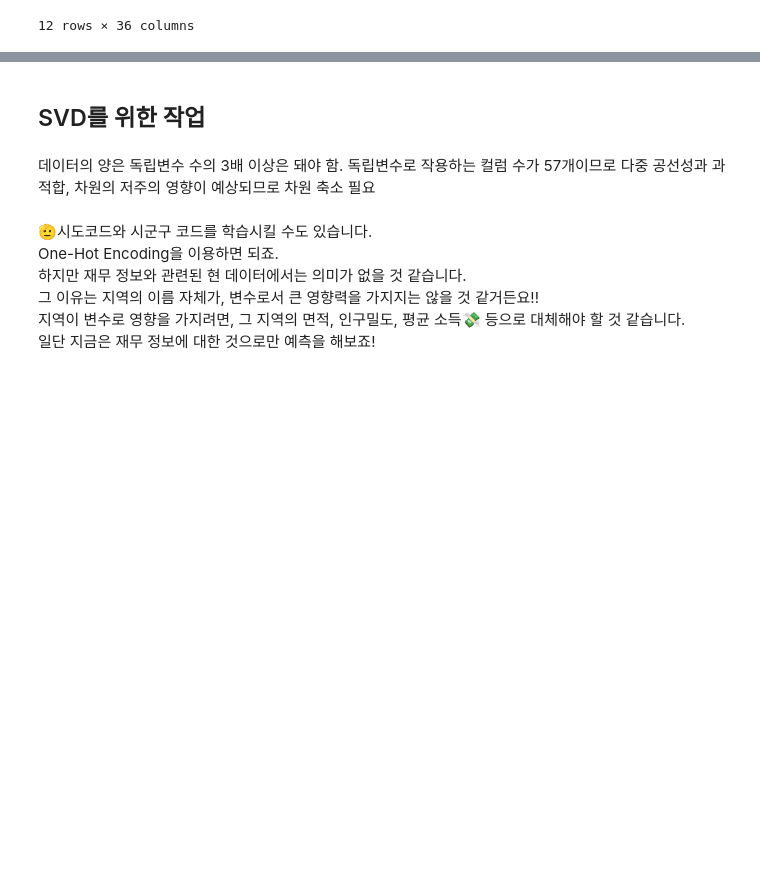
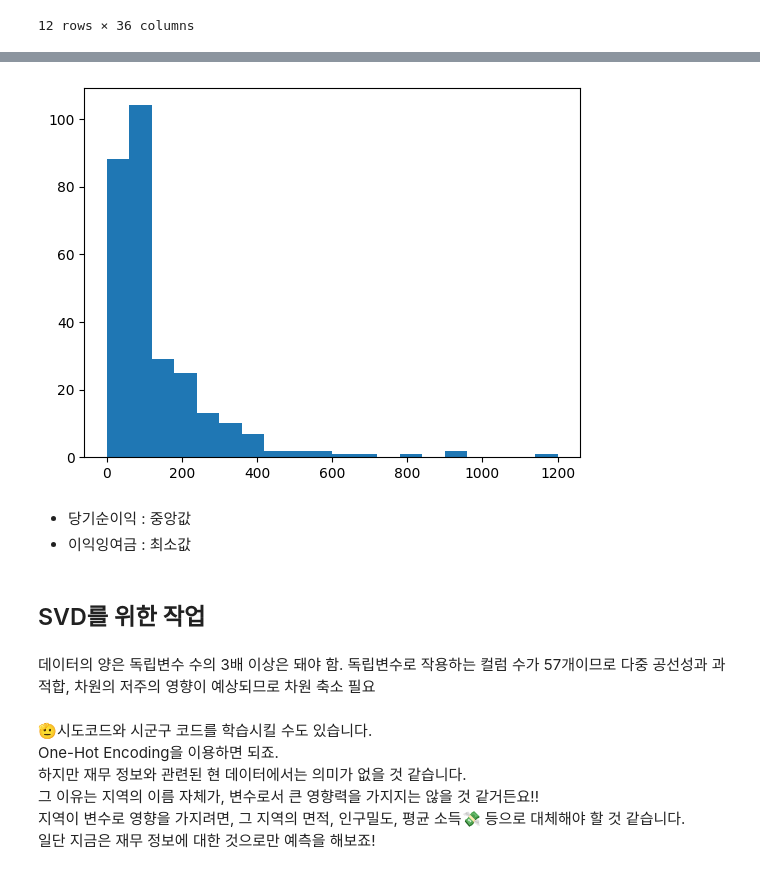
Before and after one commit to nyeokinyeoki/Gym_zalabim, a Jupyter notebook: ipynb/hospital.ipynb, the cells around one changed output, grey strips where cells are left out. Cells and saved outputs as stored; diff of their text form; code cells hidden in the pictures; blank space fills up the shorter version.

```diff
--- a/ipynb/hospital.ipynb
+++ b/ipynb/hospital.ipynb
@@ -547,3 +587,12 @@ plt.show()
+# %%
+plt.hist(df_clst["employee2"], bins=20)
+
+plt.show()
+# %% [output]
+[figure, added]
+# %% [markdown]
+- 당기순이익 : 중앙값
+- 이익잉여금 : 최소값
 # %% [markdown]
 ## SVD를 위한 작업
 # %% [markdown]
```
Also changed, not shown: parts of 4 cells of this notebook.
